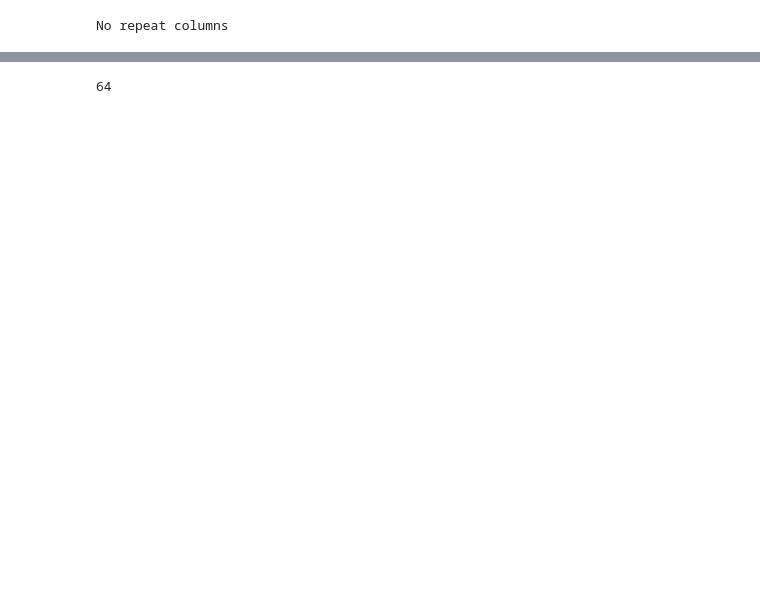
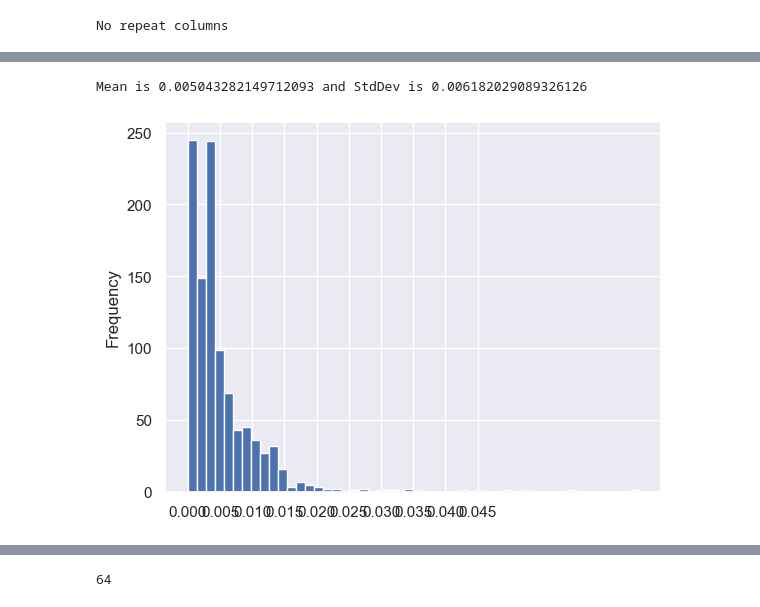
Before and after one commit to nathanteverett/portfolio, a Jupyter notebook: nutrition_calculator/nutrition_calculator_australia.ipynb, the cells around one changed output, grey strips where cells are left out. Cells and saved outputs as stored; diff of their text form; code cells hidden in the pictures; blank space fills up the shorter version.

```diff
--- a/nutrition_calculator/nutrition_calculator_australia.ipynb
+++ b/nutrition_calculator/nutrition_calculator_australia.ipynb
@@ -422,0 +410,3 @@ dtype: int64
+# %%
+nutrient_reduced = nutrient_values_only.copy()
+nutrient_reduced['Food Name'] = food_name
@@ -422,0 +433,9 @@ dtype: int64
+# %%
+nutr_has_b5 = nutrient_reduced[nutrient_reduced['Vitamin B5'].notnull()]
+high_b5 = nutr_has_b5[nutr_has_b5['Vitamin B5'] > 0.005]['Vitamin B5']
+b5 = nutr_has_b5['Vitamin B5']
+b5.plot.hist(bins=50,xticks = np.arange(0, 0.05,0.005))
+print(f'Mean is {np.mean(b5)} and StdDev is {np.std(b5)}')
+# %% [output]
+Mean is 0.005043282149712093 and StdDev is 0.006182029089326126
+[figure, added]
```
Also changed, not shown: parts of 31 cells of this notebook.
